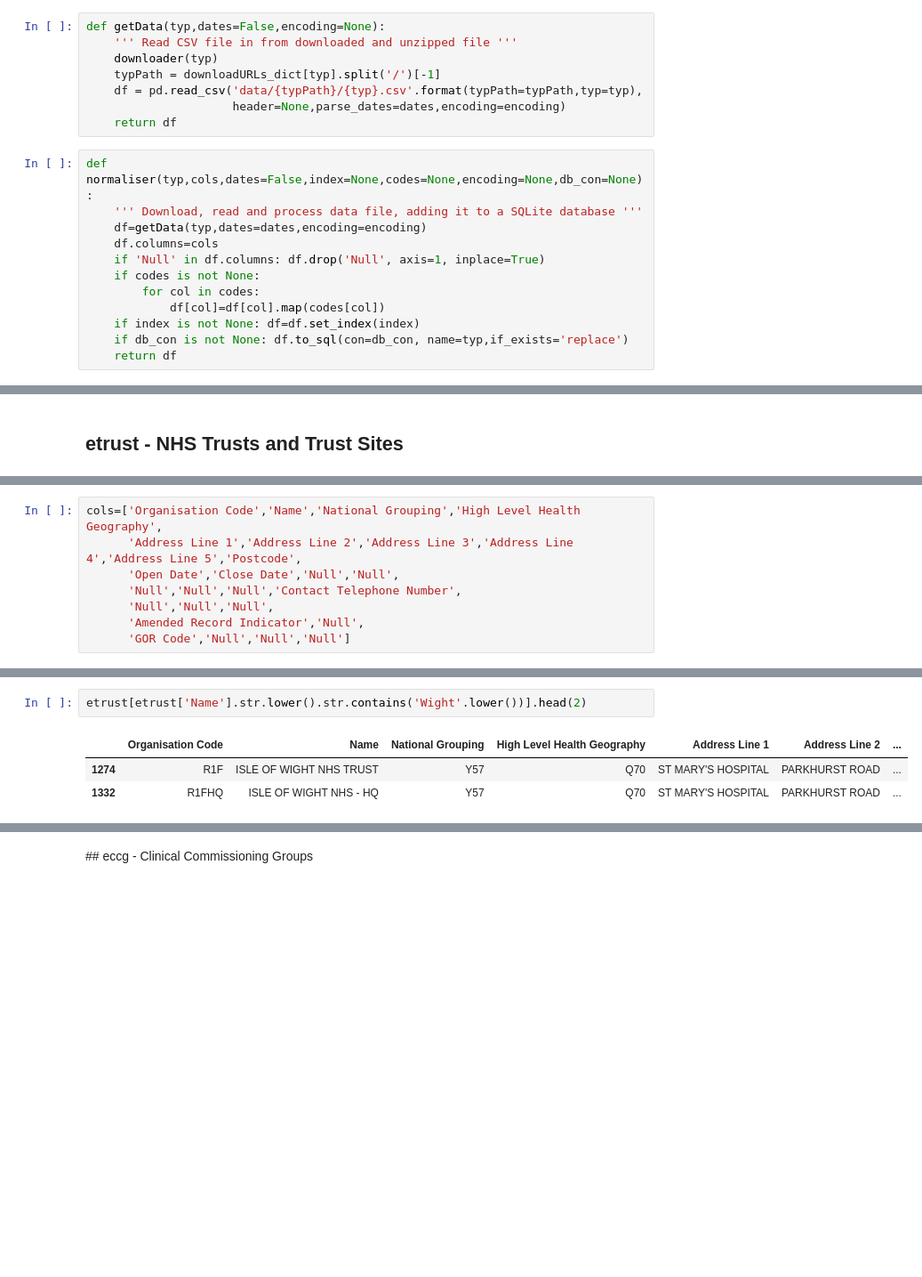
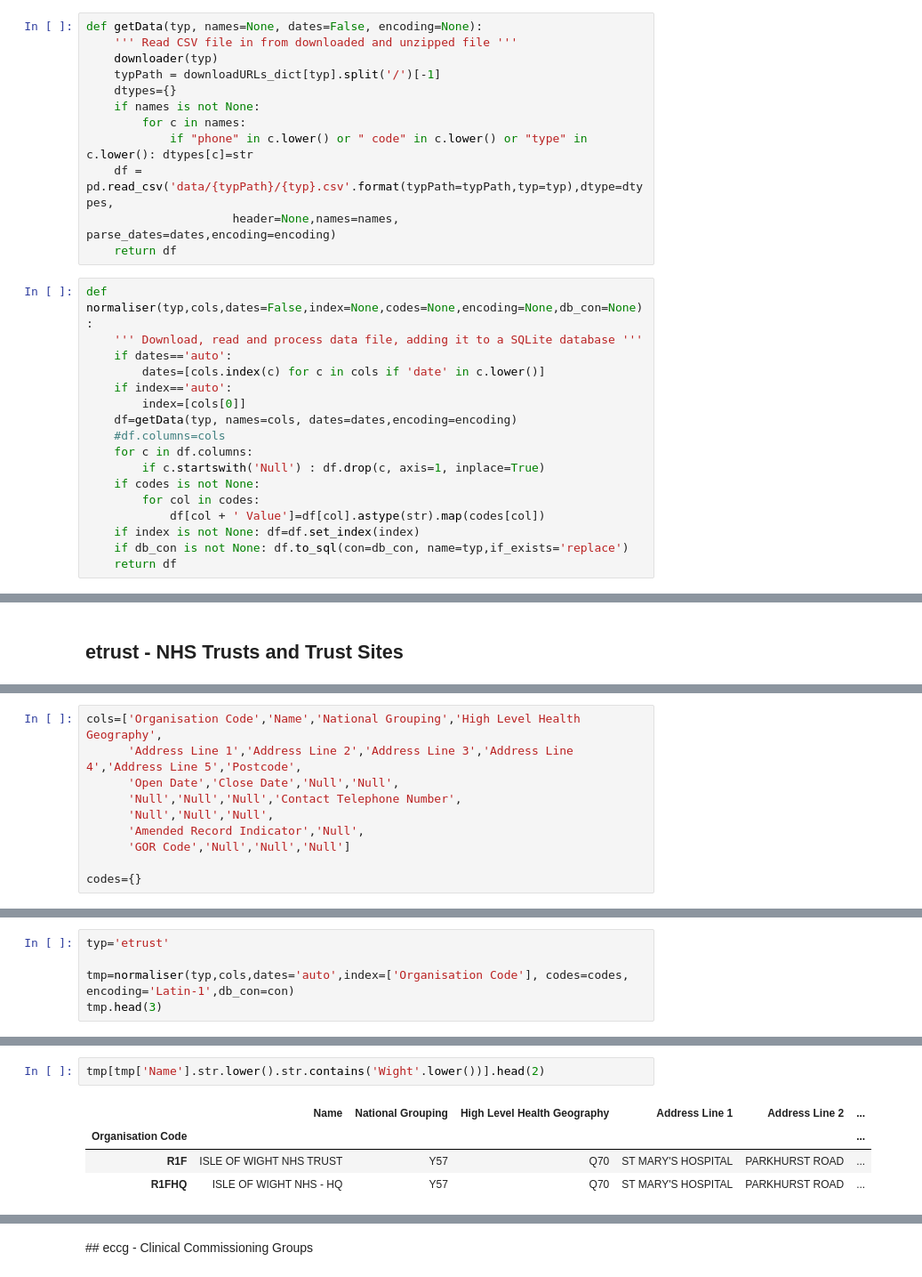
Before and after one commit to psychemedia/openHealthDataDoodles, a Jupyter notebook: notebooks/NHS and GP Administrative Data.ipynb, the cells around one changed output, grey strips where cells are left out. Shown at 89% size. Cells and saved outputs as stored; diff of their text form; blank space fills up the shorter version.

```diff
--- a/notebooks/NHS and GP Administrative Data.ipynb
+++ b/notebooks/NHS and GP Administrative Data.ipynb
@@ -90,22 +93,31 @@ def downloader(typ,url=None):
     #The -o flag is overkill - if we hadn't deleted the original folder it would overwrite any similar files
     !unzip -o -d data/{typ} downloads/{typ}
 # %%
-def getData(typ,dates=False,encoding=None):
+def getData(typ, names=None, dates=False, encoding=None):
     ''' Read CSV file in from downloaded and unzipped file '''
     downloader(typ)
     typPath = downloadURLs_dict[typ].split('/')[-1]
-    df = pd.read_csv('data/{typPath}/{typ}.csv'.format(typPath=typPath,typ=typ),
-                     header=None,parse_dates=dates,encoding=encoding)
+    dtypes={}
+    if names is not None:
+        for c in names:
+            if "phone" in c.lower() or " code" in c.lower() or "type" in c.lower(): dtypes[c]=str
+    df = pd.read_csv('data/{typPath}/{typ}.csv'.format(typPath=typPath,typ=typ),dtype=dtypes,
+                     header=None,names=names, parse_dates=dates,encoding=encoding)
     return df
 # %%
 def normaliser(typ,cols,dates=False,index=None,codes=None,encoding=None,db_con=None):
     ''' Download, read and process data file, adding it to a SQLite database '''
-    df=getData(typ,dates=dates,encoding=encoding)
-    df.columns=cols
-    if 'Null' in df.columns: df.drop('Null', axis=1, inplace=True)
+    if dates=='auto':
+        dates=[cols.index(c) for c in cols if 'date' in c.lower()]
+    if index=='auto':
+        index=[cols[0]]
+    df=getData(typ, names=cols, dates=dates,encoding=encoding)
+    #df.columns=cols
+    for c in df.columns:
+        if c.startswith('Null') : df.drop(c, axis=1, inplace=True)
     if codes is not None:
         for col in codes:
-            df[col]=df[col].map(codes[col])
+            df[col + ' Value']=df[col].astype(str).map(codes[col])
     if index is not None: df=df.set_index(index)
     if db_con is not None: df.to_sql(con=db_con, name=typ,if_exists='replace')
     return df
@@ -208,3 +223,5 @@ cols=['Organisation Code','Name','National Grouping','High Level Health Geograph
       'Null','Null','Null',
       'Amended Record Indicator','Null',
       'GOR Code','Null','Null','Null']
+
+codes={}
@@ -219,0 +228,5 @@ etrust.head(2)
+# %%
+typ='etrust'
+
+tmp=normaliser(typ,cols,dates='auto',index=['Organisation Code'], codes=codes, encoding='Latin-1',db_con=con)
+tmp.head(3)
@@ -220,6 +246,7 @@ etrust.head(2)
 # %%
-etrust[etrust['Name'].str.lower().str.contains('Wight'.lower())].head(2)
+tmp[tmp['Name'].str.lower().str.contains('Wight'.lower())].head(2)
 # %% [output]
-|  | Organisation Code | Name | National Grouping | High Level Health Geography | Address Line 1 | Address Line 2 | ... |
-| 1274 | R1F | ISLE OF WIGHT NHS TRUST | Y57 | Q70 | ST MARY'S HOSPITAL | PARKHURST ROAD | ... |
-| 1332 | R1FHQ | ISLE OF WIGHT NHS - HQ | Y57 | Q70 | ST MARY'S HOSPITAL | PARKHURST ROAD | ... |
+|  | Name | National Grouping | High Level Health Geography | Address Line 1 | Address Line 2 | ... |
+| Organisation Code |  |  |  |  |  | ... |
+| R1F | ISLE OF WIGHT NHS TRUST | Y57 | Q70 | ST MARY'S HOSPITAL | PARKHURST ROAD | ... |
+| R1FHQ | ISLE OF WIGHT NHS - HQ | Y57 | Q70 | ST MARY'S HOSPITAL | PARKHURST ROAD | ... |
```
Also changed, not shown: parts of 136 cells of this notebook.
